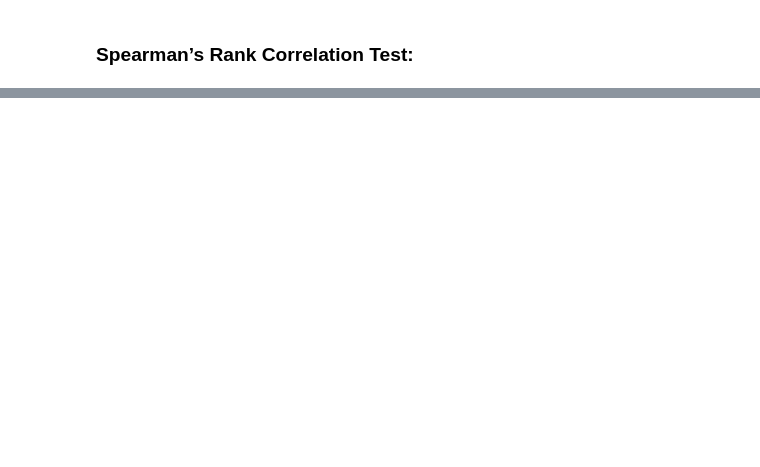
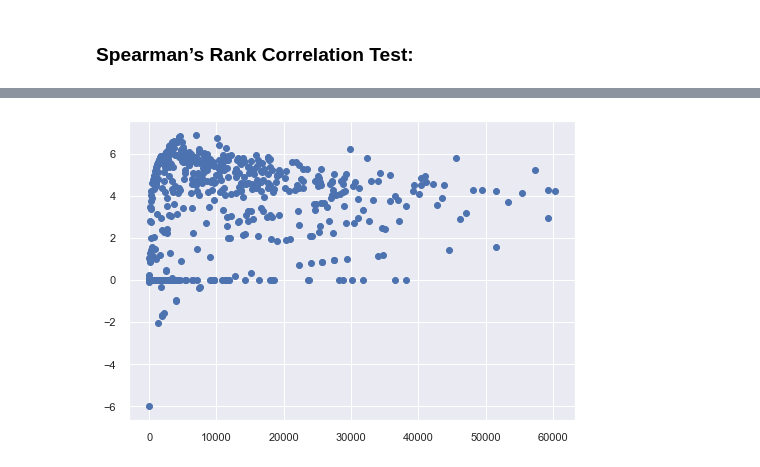
Before and after one commit to ChandraMaddikunta/eai6010-capstone, a Jupyter notebook: data_analysis/data_processing.ipynb, the cells around one changed output, grey strips where cells are left out. Cells and saved outputs as stored; diff of their text form; code cells hidden in the pictures; blank space fills up the shorter version.

```diff
--- a/data_analysis/data_processing.ipynb
+++ b/data_analysis/data_processing.ipynb
@@ -452,0 +496,5 @@ X[X["City"] == "Boston"].sort_values(by="CovidRate", ascending=False)[["ZipCode"
+# %%
+plt.scatter(X_["Population"], X_["CovidByPopulationLog"])
+plt.show()
+# %% [output]
+[figure, added]
```
Also changed, not shown: parts of 68 cells of this notebook.
